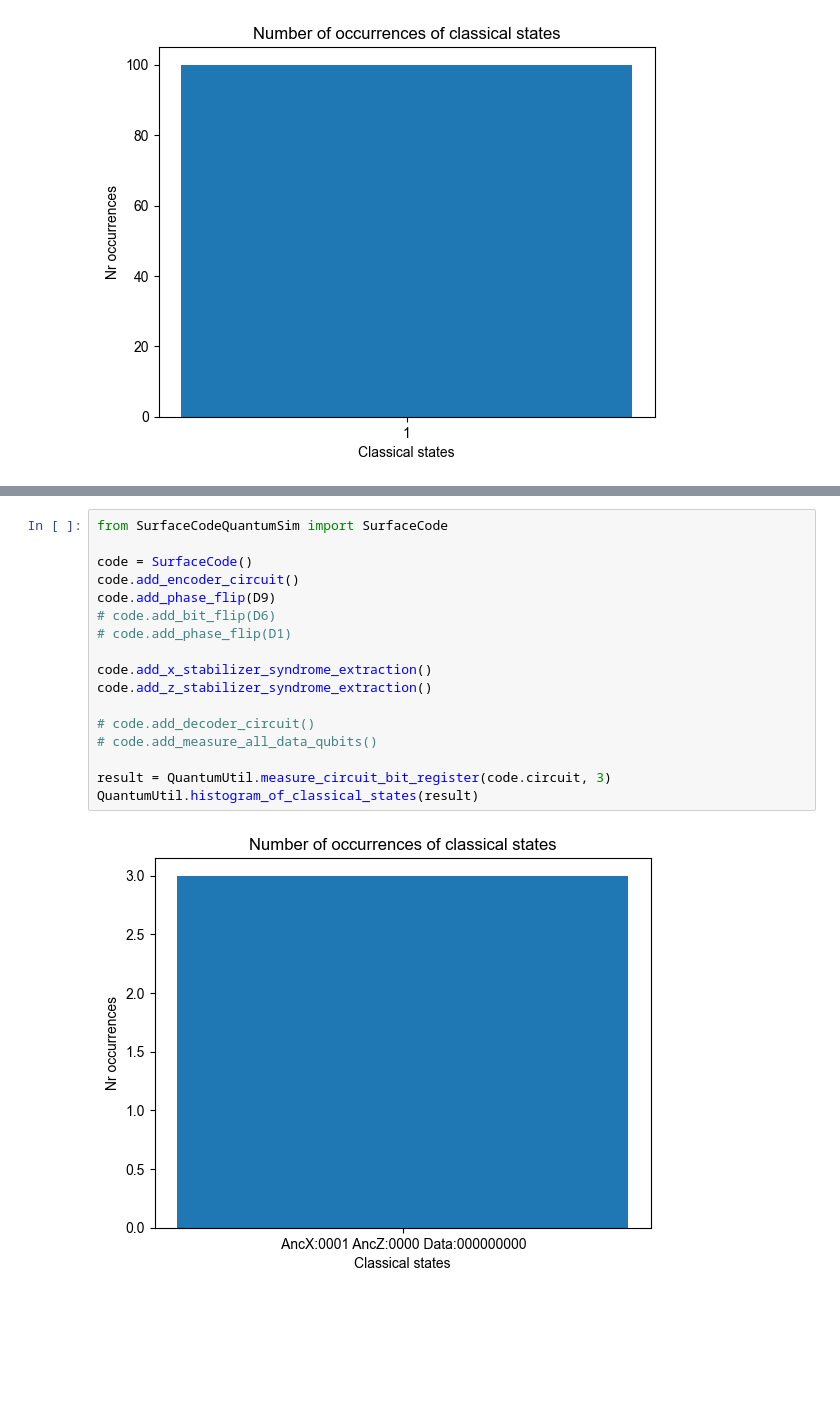
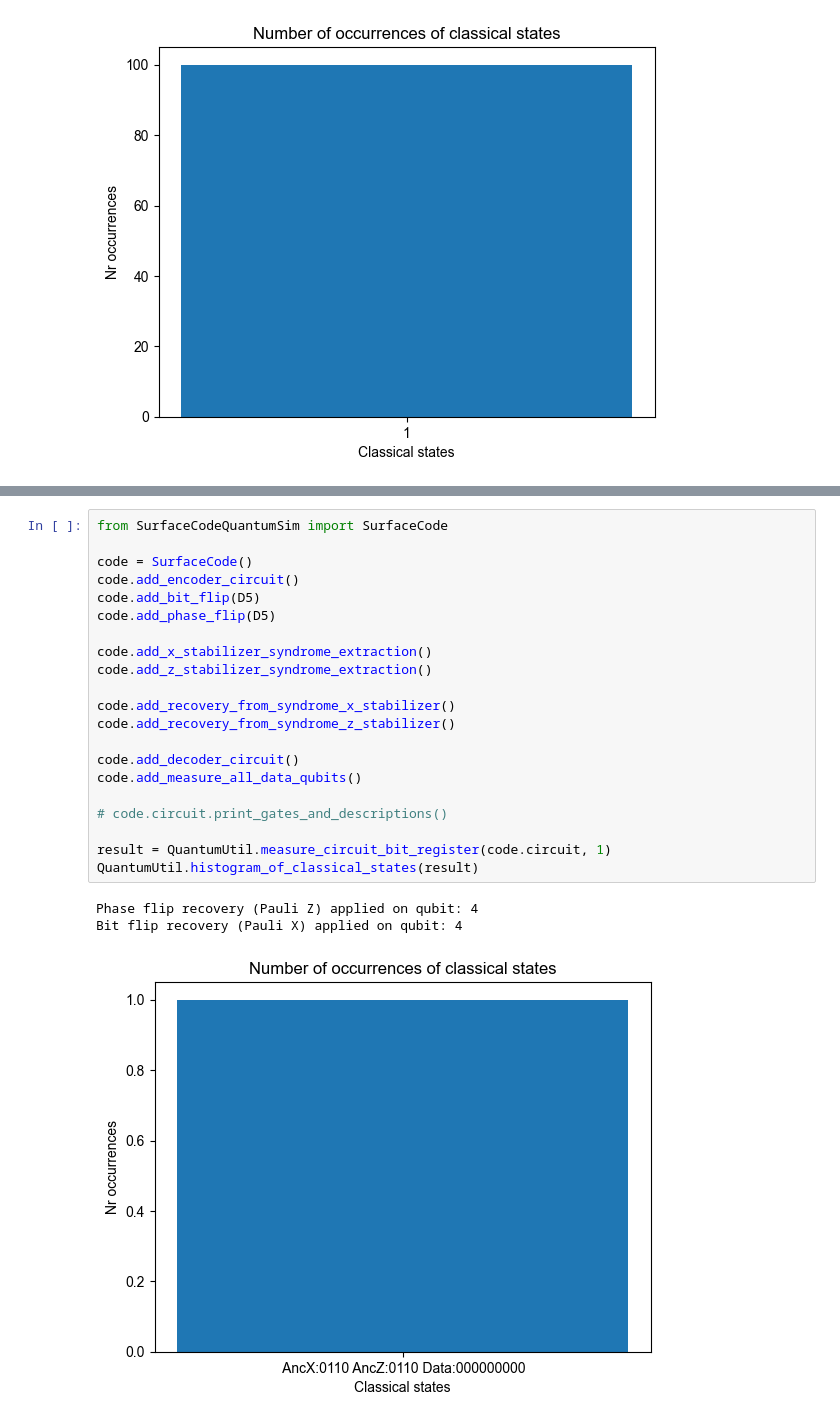
Before and after one commit to Mitch36/QuantumSim-QEC, a Jupyter notebook: QuantumSimSurfaceCodes.ipynb, the cells around one changed output, grey strips where cells are left out. Cells and saved outputs as stored; diff of their text form; blank space fills up the shorter version.

Commit message:
Added recovery methods using the measured syndrome surface 17 code rotated

```diff
--- a/QuantumSimSurfaceCodes.ipynb
+++ b/QuantumSimSurfaceCodes.ipynb
@@ -126,19 +126,25 @@ Surface Codes - The Rotated Surface 17 Code - Syndrome Extraction
 # %%
 from SurfaceCodeQuantumSim import SurfaceCode
 
 code = SurfaceCode()
 code.add_encoder_circuit()
-code.add_phase_flip(D9)
-# code.add_bit_flip(D6)
-# code.add_phase_flip(D1)
+code.add_bit_flip(D5)
+code.add_phase_flip(D5)
 
 code.add_x_stabilizer_syndrome_extraction()
 code.add_z_stabilizer_syndrome_extraction()
 
-# code.add_decoder_circuit()
-# code.add_measure_all_data_qubits()
+code.add_recovery_from_syndrome_x_stabilizer()
+code.add_recovery_from_syndrome_z_stabilizer()
 
-result = QuantumUtil.measure_circuit_bit_register(code.circuit, 3)
+code.add_decoder_circuit()
+code.add_measure_all_data_qubits()
+
+# code.circuit.print_gates_and_descriptions()
+
+result = QuantumUtil.measure_circuit_bit_register(code.circuit, 1)
 QuantumUtil.histogram_of_classical_states(result)
 # %% [output]
+Phase flip recovery (Pauli Z) applied on qubit: 4
+Bit flip recovery (Pauli X) applied on qubit: 4
-[figure, old version]
+[figure, new version]
```
Also changed, not shown: parts of 1 cell of this notebook, 3 other files.
